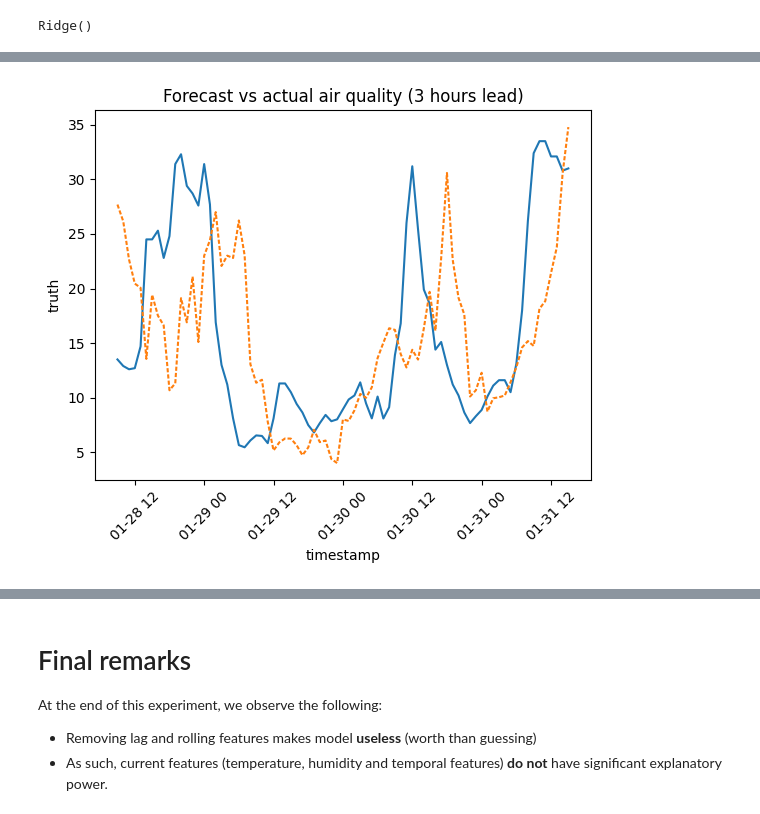
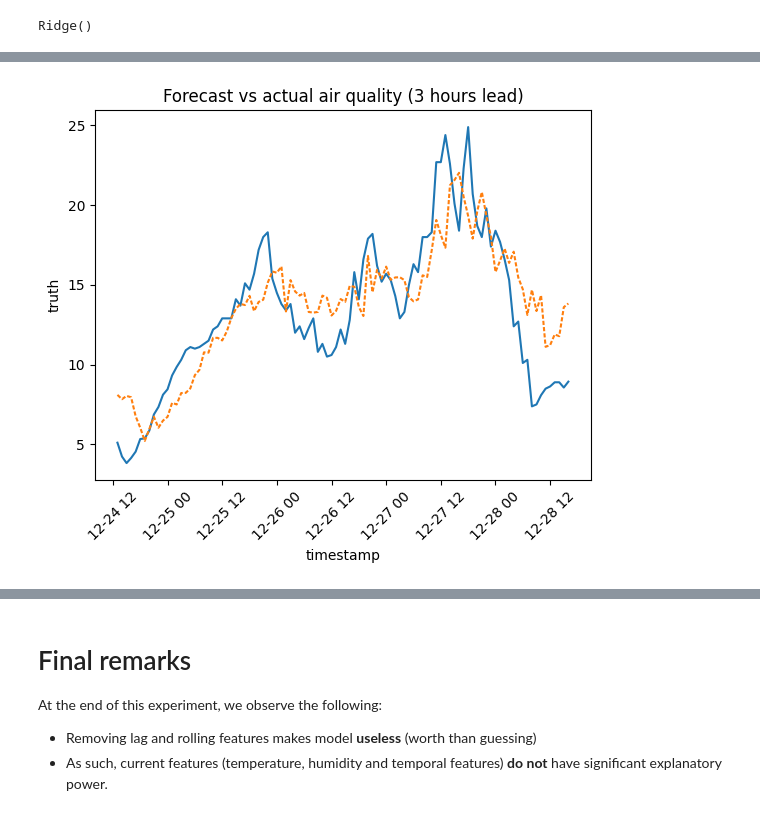
Before and after one commit to Lucamiras/air_quality_sensor, a Jupyter notebook: notebooks/model_building.ipynb, the cells around one changed output, grey strips where cells are left out. Saved outputs shown, nothing was run; the diff lists cells and outputs as text; code cells hidden in the pictures.

```diff
--- a/notebooks/model_building.ipynb
+++ b/notebooks/model_building.ipynb
@@ -60,17 +75,22 @@ df = df.rename(columns={"value": "pm25"})
 # %%
 target = 'pm25'
-lag_periods = [3, 6]
-rolling_window = [3]
+targets = ["pm25", "temp", "feels_like", "pressure", "humidity", "wind_speed"]
+lag_periods = [3, 6, 12]
+rolling_window = [3, 6]
 # %%
-for window in rolling_window:
-    df[f'rolling_{target}_{str(window)}'] = df[target].rolling(window=window).mean()
+for targ in targets:
+    for window in rolling_window:
+        df[f'rolling_{targ}_{str(window)}'] = df[targ].rolling(window=window).mean()
 
-for period in lag_periods:
-    df[f'lag_{target}_{str(period)}'] = df[target].shift(periods=period)
+    for period in lag_periods:
+        df[f'lag_{targ}_{str(period)}'] = df[targ].shift(periods=period)
+
+df['wind_deg_sin'] = np.sin(2 * np.pi * df['wind_deg'] / 360)
+df['wind_deg_cos'] = np.cos(2 * np.pi * df['wind_deg'] / 360)
 # %% [markdown]
 ## Shifted target
 # %%
-df['target'] = df[target].shift(-6)
+df['target'] = df[target].shift(-SHIFT)
 # %% [markdown]
 # Create data splits
 # %%
@@ -83,3 +108,4 @@ print(train_idx)
 # %%
-train_df = df.loc[:train_idx, :]
-test_df = df.loc[train_idx:, :]
+train_df = df.iloc[:train_idx, :]
+test_df = df.iloc[train_idx:, :]
+print(train_df.shape, test_df.shape)
@@ -137,20 +150,20 @@ Name: timestamp, Length: 79, dtype: datetime64[ns, UTC]
 # %%
 y_hat_df = pd.DataFrame(
     data={
         "timestamp": test_timestamp,
         "truth": y_test,
         "pred": y_hat
     }
 )
 
-sns.lineplot(y_hat_df, x="timestamp", y="truth")
-sns.lineplot(y_hat_df, x="timestamp", y="pred", dashes=[2, 1])
+sns.lineplot(y_hat_df[-200:-100], x="timestamp", y="truth")
+sns.lineplot(y_hat_df[-200:-100], x="timestamp", y="pred", dashes=[2, 1])
 
 plt.title("Forecast vs actual air quality (3 hours lead)")
 plt.xticks(rotation=45)
 plt.show()
 # %% [output]
-[figure, old version]
+[figure, new version]
 # %%
 y_hat_df.head()
 # %% [output]
```
Also changed, not shown: parts of 24 cells of this notebook, 3 other files.
